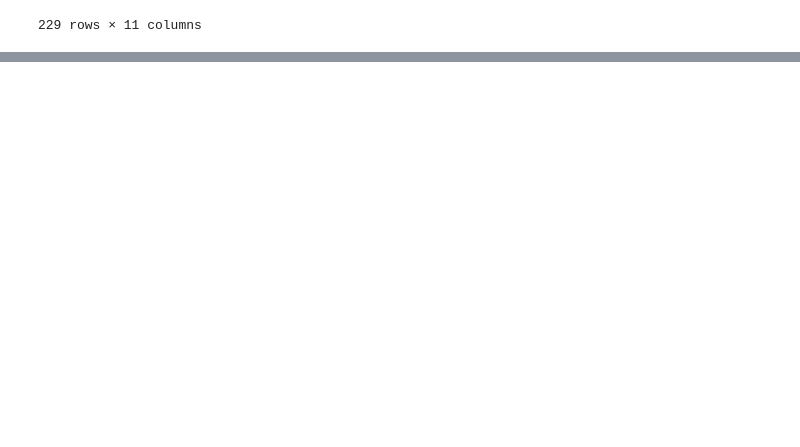
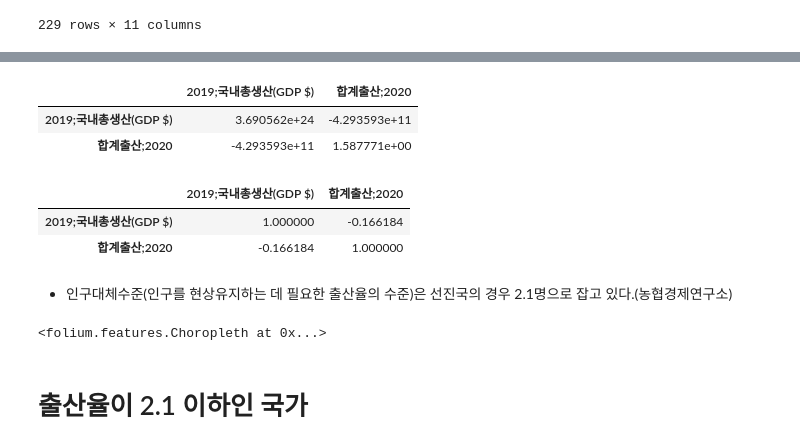
Before and after one commit to gahyunson/crudeBirthRate, a Jupyter notebook: birth_project.ipynb, the cells around one changed output, grey strips where cells are left out. Drawn from its saved outputs; the diff is of its cells as text; code cells hidden in the pictures; blank space fills up the shorter version.

```diff
--- a/birth_project.ipynb
+++ b/birth_project.ipynb
@@ -372,0 +178,12 @@ world_map
+# %%
+gdp_birthrate_df.cov()
+# %% [output]
+|  | 2019;국내총생산(GDP $) | 합계출산;2020 |
+| 2019;국내총생산(GDP $) | 3.690562e+24 | -4.293593e+11 |
+| 합계출산;2020 | -4.293593e+11 | 1.587771e+00 |
+# %%
+gdp_birthrate_df.corr()
+# %% [output]
+|  | 2019;국내총생산(GDP $) | 합계출산;2020 |
+| 2019;국내총생산(GDP $) | 1.000000 | -0.166184 |
+| 합계출산;2020 | -0.166184 | 1.000000 |
@@ -372,0 +192,22 @@ world_map
+# %% [markdown]
+- 인구대체수준(인구를 현상유지하는 데 필요한 출산율의 수준)은 선진국의 경우 2.1명으로 잡고 있다.(농협경제연구소)
+# %%
+maintain_birthrate_world_map = folium.Map(location = [38, 38], tiles='CartoDB positron',
+    zoom_start=2)
+
+below_maintain_birthrate = final_data[final_data['합계출산;2020'] < 2.1]
+
+folium.Choropleth(geo_data = countries_data,
+        data = below_maintain_birthrate,
+        columns = ['국가명','합계출산;2020'],
+        key_on = 'properties.korname',
+        fill_color = 'RdPu',
+        nan_fill_color = None,
+        fill_opacity = 1,
+        line_color = 'white',
+        legend_name = '2020합계출산률(2.1 이하 국가)',
+        ).add_to(maintain_birthrate_world_map)
+# %% [output]
+<folium.features.Choropleth at 0x...>
+# %% [markdown]
+# 출산율이 2.1 이하인 국가
```
Also changed, not shown: parts of 13 cells of this notebook.
